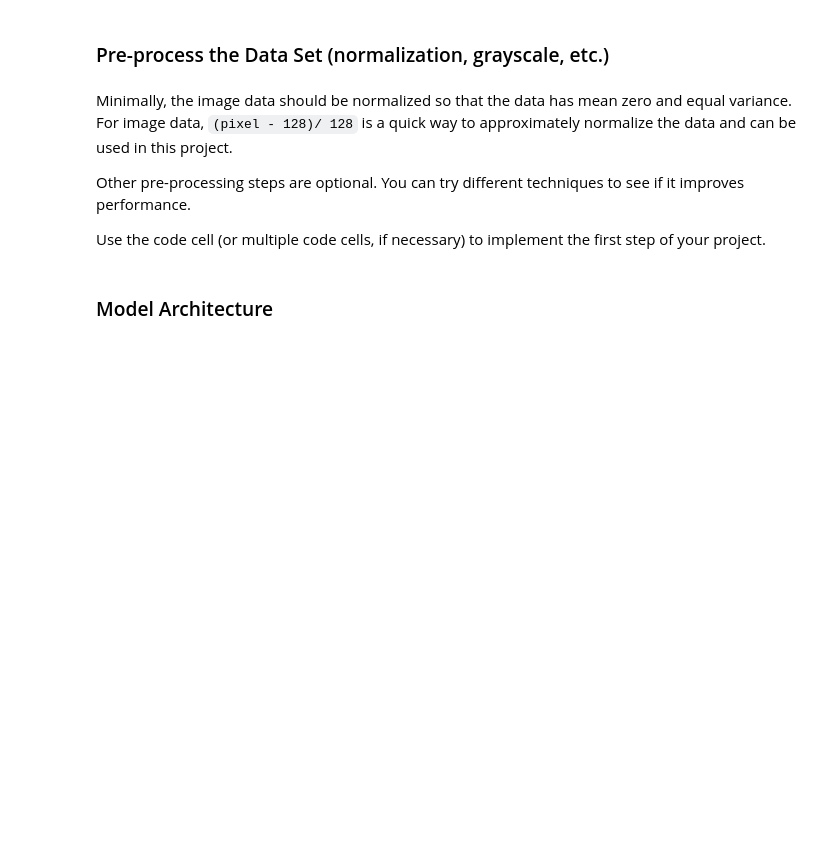
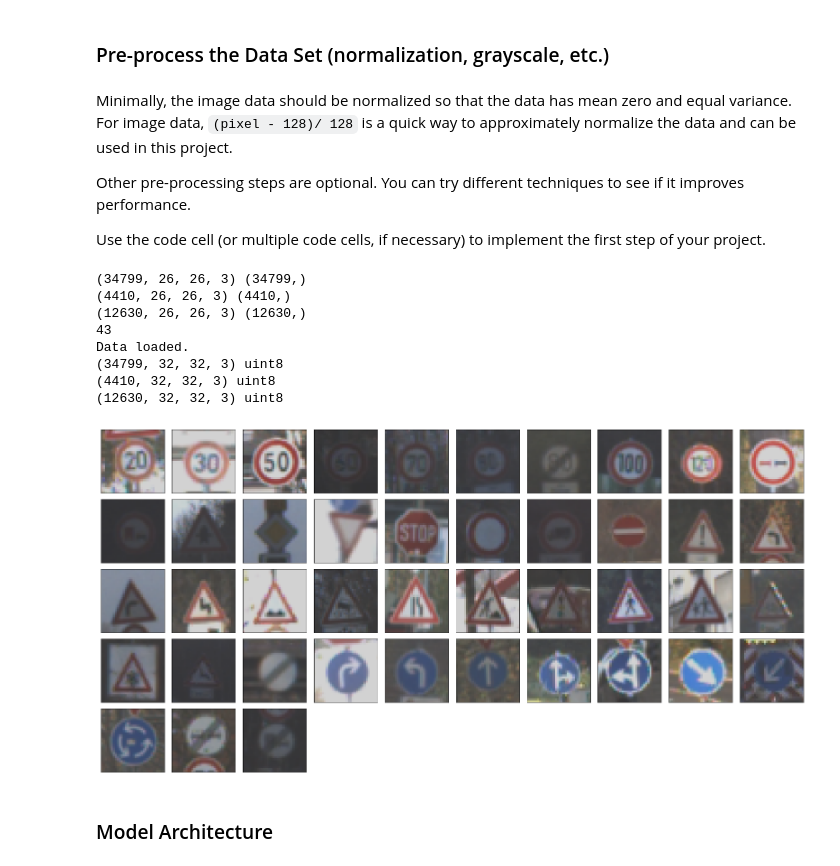
Before and after one commit to kputtur/traffic-sign-classifier, a Jupyter notebook: Traffic_Sign_Classifier.ipynb, the cells around one changed output. Drawn from its saved outputs; the diff is of its cells as text; code cells hidden in the pictures; blank space fills up the shorter version.

```diff
--- a/Traffic_Sign_Classifier.ipynb
+++ b/Traffic_Sign_Classifier.ipynb
@@ -170,0 +245,8 @@ print("Number of classes =", n_classes)
+# %%
+signs = []
+with open('signnames.csv', 'r') as csvfile:
+    signnames = csv.reader(csvfile, delimiter=',')
+    next(signnames,None)
+    for row in signnames:
+        signs.append(row[1])
+    csvfile.close()
@@ -216,2 +471,43 @@ Use the code cell (or multiple code cells, if necessary) to implement the first
+# %%
+#Toggle required to True to make the preprocess run again
+# CAUTION : This takes more than 18+ minutes to process the whole data set
+required = False
+if (required):
+    X_train = preprocess(X_train)
+    %%time
+    X_valid = preprocess(X_valid)
+    %%time
+    X_test = preprocess(X_test)
+    %%time
+    save_processed(X_train, y_train, X_valid, y_valid, X_test, y_test, signnames)
+    print("save processed")
+else:
+    load_processed()
+
+
+print(X_train.shape, X_train.dtype)
+print(X_valid.shape, X_valid.dtype)
+print(X_test.shape, X_test.dtype)
+
+plt.figure(figsize=(28, 14))
+plt.subplots_adjust(hspace = .1, wspace= .1)
+for i in range(0, n_classes):
+        index = np.where(y_train==i)[0][0]
+        x_selected = X_train[y_train == i]
+        image=x_selected[70, :, :, :]
+        imp=contr_img(image, 0.65)
+        plt.subplot(5, 10, i + 1), plt.imshow(imp)
+        plt.xticks([]),plt.yticks([])
+plt.savefig('./trafficsigns_processed.jpg')
+# %% [output]
+(34799, 26, 26, 3) (34799,)
+(4410, 26, 26, 3) (4410,)
+(12630, 26, 26, 3) (12630,)
+43
+Data loaded.
+(34799, 32, 32, 3) uint8
+(4410, 32, 32, 3) uint8
+(12630, 32, 32, 3) uint8
+[figure, added]
 # %% [markdown]
 ### Model Architecture
```
Also changed, not shown: parts of 44 cells of this notebook, 9 other files.
